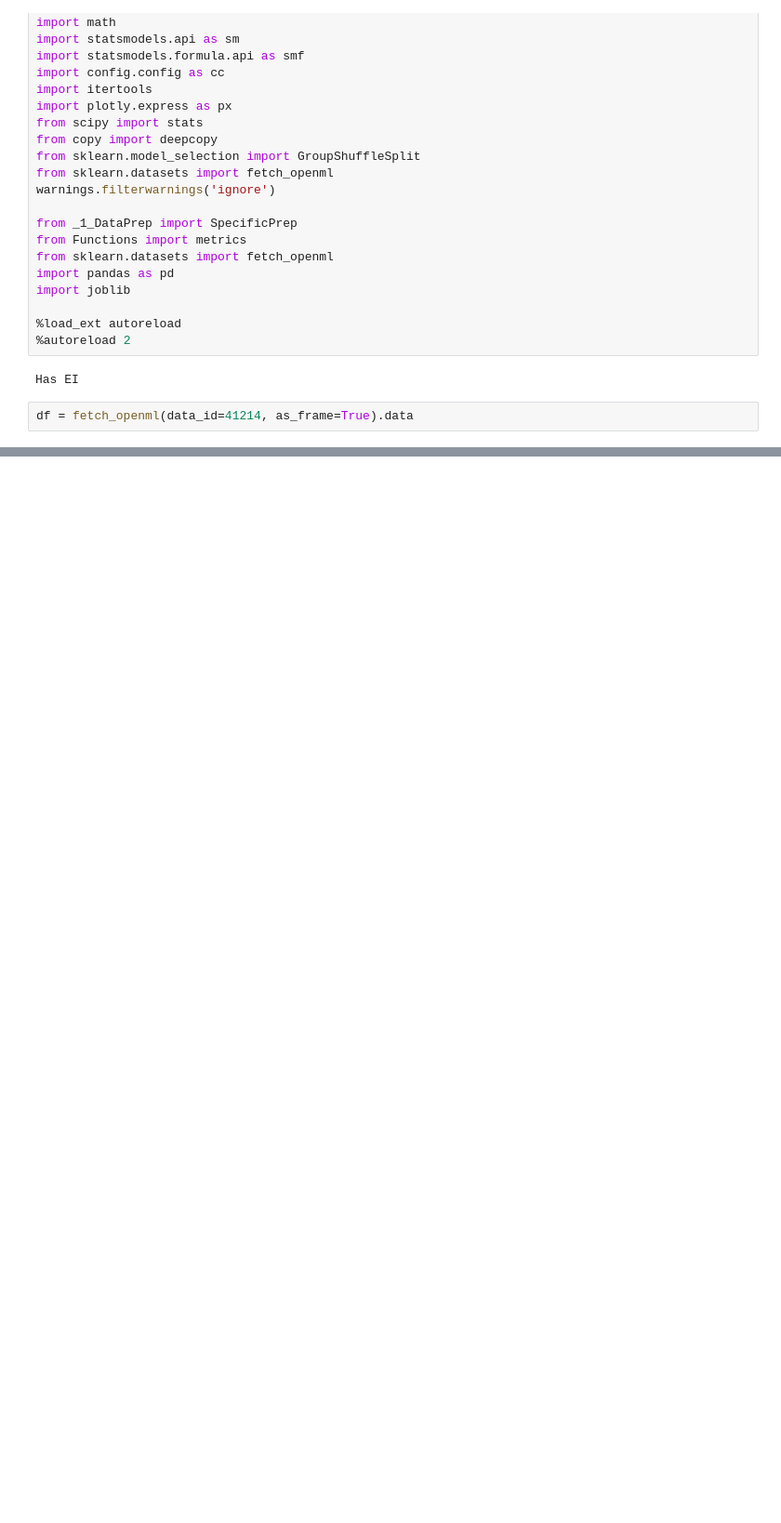
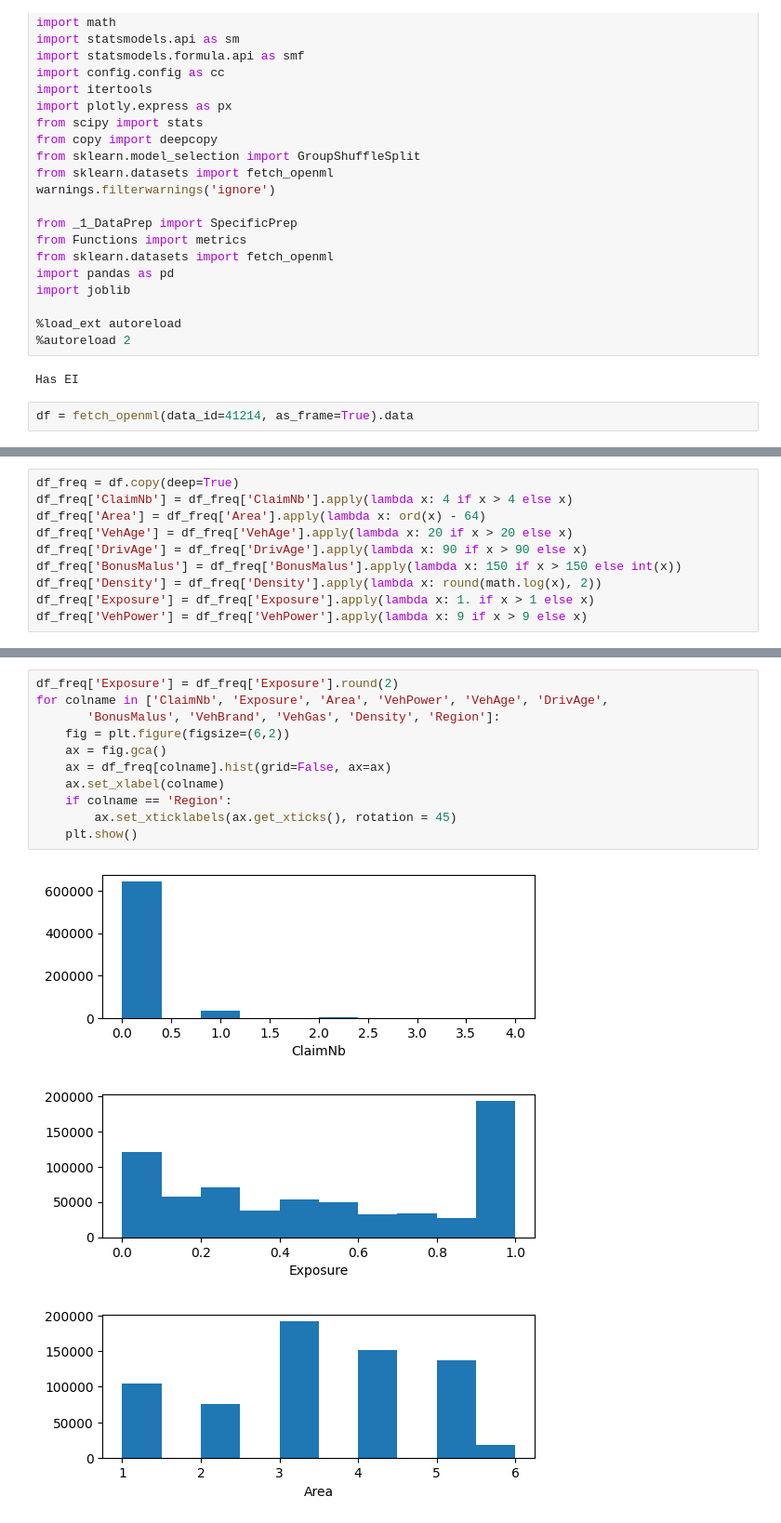
Before and after one commit to AfairiJJ/thesis, a Jupyter notebook: Data Analysis.ipynb, the cells around one changed output, grey strips where cells are left out. Shown at 93% size. Saved outputs shown, nothing was run; the diff lists cells and outputs as text; blank space fills up the shorter version.

```diff
--- a/Data Analysis.ipynb
+++ b/Data Analysis.ipynb
@@ -52,0 +53,10 @@ df.describe()
+# %%
+df_freq = df.copy(deep=True)
+df_freq['ClaimNb'] = df_freq['ClaimNb'].apply(lambda x: 4 if x > 4 else x)
+df_freq['Area'] = df_freq['Area'].apply(lambda x: ord(x) - 64)
+df_freq['VehAge'] = df_freq['VehAge'].apply(lambda x: 20 if x > 20 else x)
+df_freq['DrivAge'] = df_freq['DrivAge'].apply(lambda x: 90 if x > 90 else x)
+df_freq['BonusMalus'] = df_freq['BonusMalus'].apply(lambda x: 150 if x > 150 else int(x))
+df_freq['Density'] = df_freq['Density'].apply(lambda x: round(math.log(x), 2))
+df_freq['Exposure'] = df_freq['Exposure'].apply(lambda x: 1. if x > 1 else x)
+df_freq['VehPower'] = df_freq['VehPower'].apply(lambda x: 9 if x > 9 else x)
@@ -52,0 +79,15 @@ df.describe()
+# %%
+df_freq['Exposure'] = df_freq['Exposure'].round(2)
+for colname in ['ClaimNb', 'Exposure', 'Area', 'VehPower', 'VehAge', 'DrivAge',
+       'BonusMalus', 'VehBrand', 'VehGas', 'Density', 'Region']:
+    fig = plt.figure(figsize=(6,2))
+    ax = fig.gca()
+    ax = df_freq[colname].hist(grid=False, ax=ax)
+    ax.set_xlabel(colname)
+    if colname == 'Region':
+        ax.set_xticklabels(ax.get_xticks(), rotation = 45)
+    plt.show()
+# %% [output]
+[figure, added]
+[figure, added]
+[figure, added]
```
Also changed, not shown: parts of 11 cells of this notebook, 40 other files.
